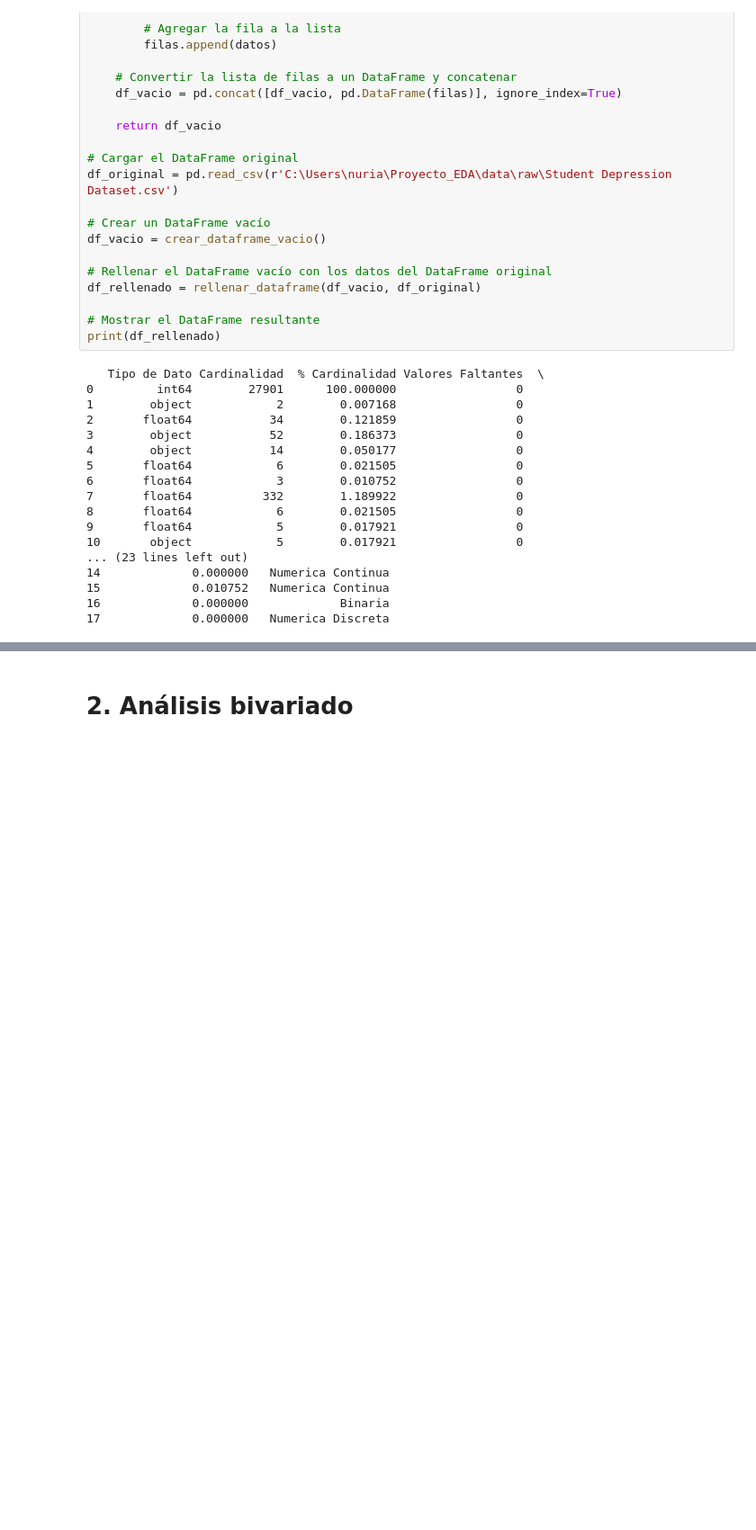
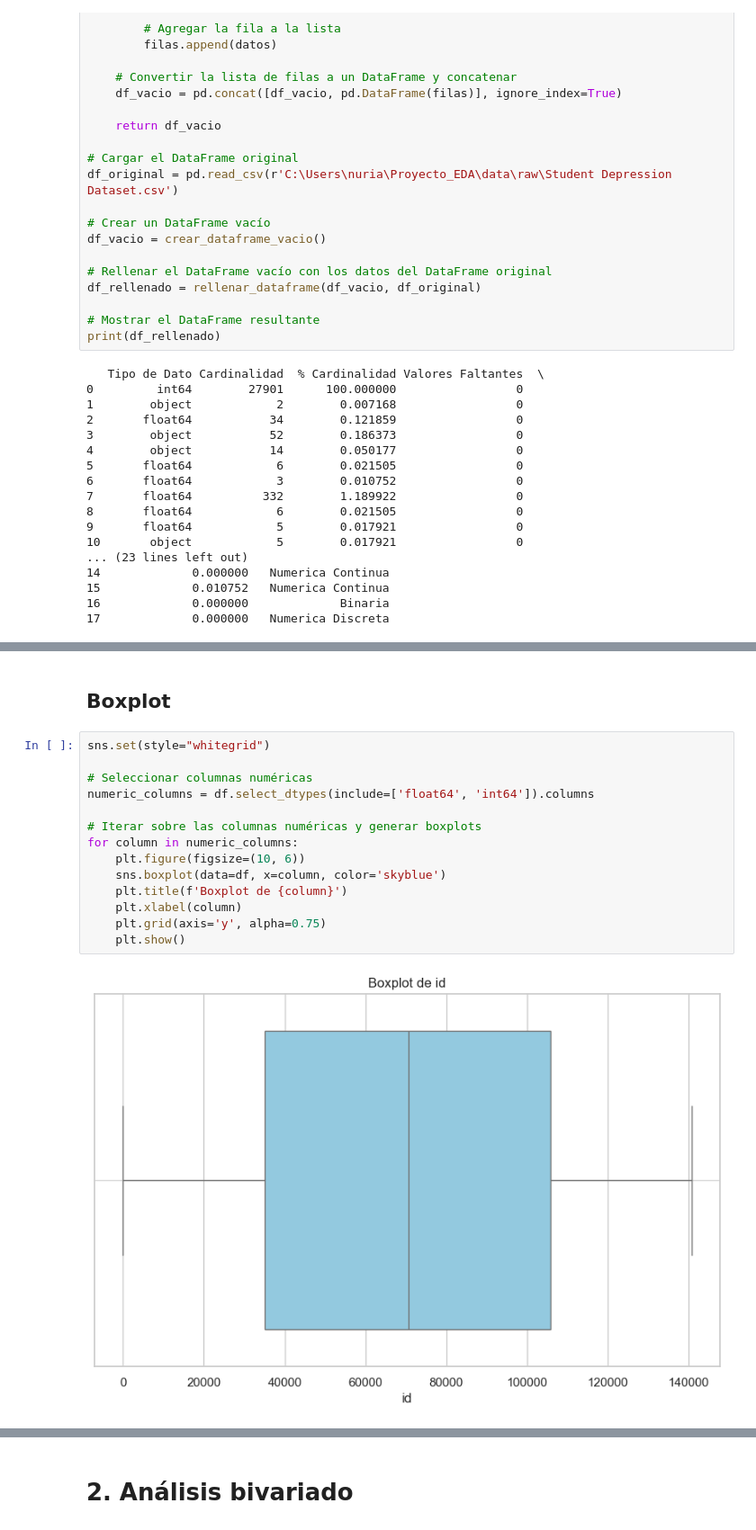
Before and after one commit to Nuria322/Student_Depression_Data_Analysis, a Jupyter notebook: notebooks/2_Analisis_exploratorio.ipynb, the cells around one changed output, grey strips where cells are left out. Shown at 90% size. Drawn from its saved outputs; the diff is of its cells as text; blank space fills up the shorter version.

```diff
--- a/notebooks/2_Analisis_exploratorio.ipynb
+++ b/notebooks/2_Analisis_exploratorio.ipynb
@@ -161,0 +235,18 @@ print(df_rellenado)
+# %% [markdown]
+## Boxplot
+# %%
+sns.set(style="whitegrid")
+
+# Seleccionar columnas numéricas
+numeric_columns = df.select_dtypes(include=['float64', 'int64']).columns
+
+# Iterar sobre las columnas numéricas y generar boxplots
+for column in numeric_columns:
+    plt.figure(figsize=(10, 6))
+    sns.boxplot(data=df, x=column, color='skyblue')
+    plt.title(f'Boxplot de {column}')
+    plt.xlabel(column)
+    plt.grid(axis='y', alpha=0.75)
+    plt.show()
+# %% [output]
+[figure, added]
```
Also changed, not shown: parts of 13 cells of this notebook, 1 other file.
